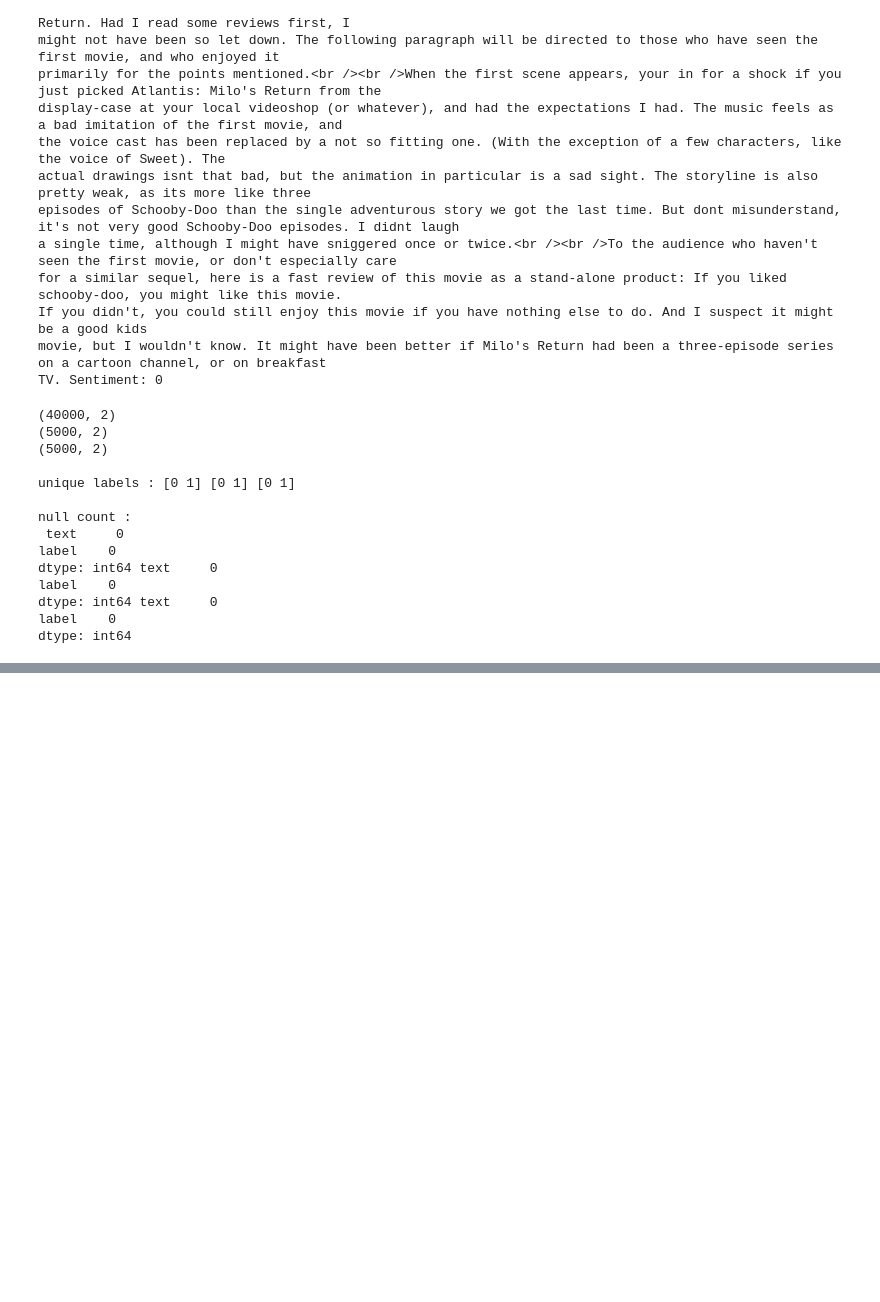
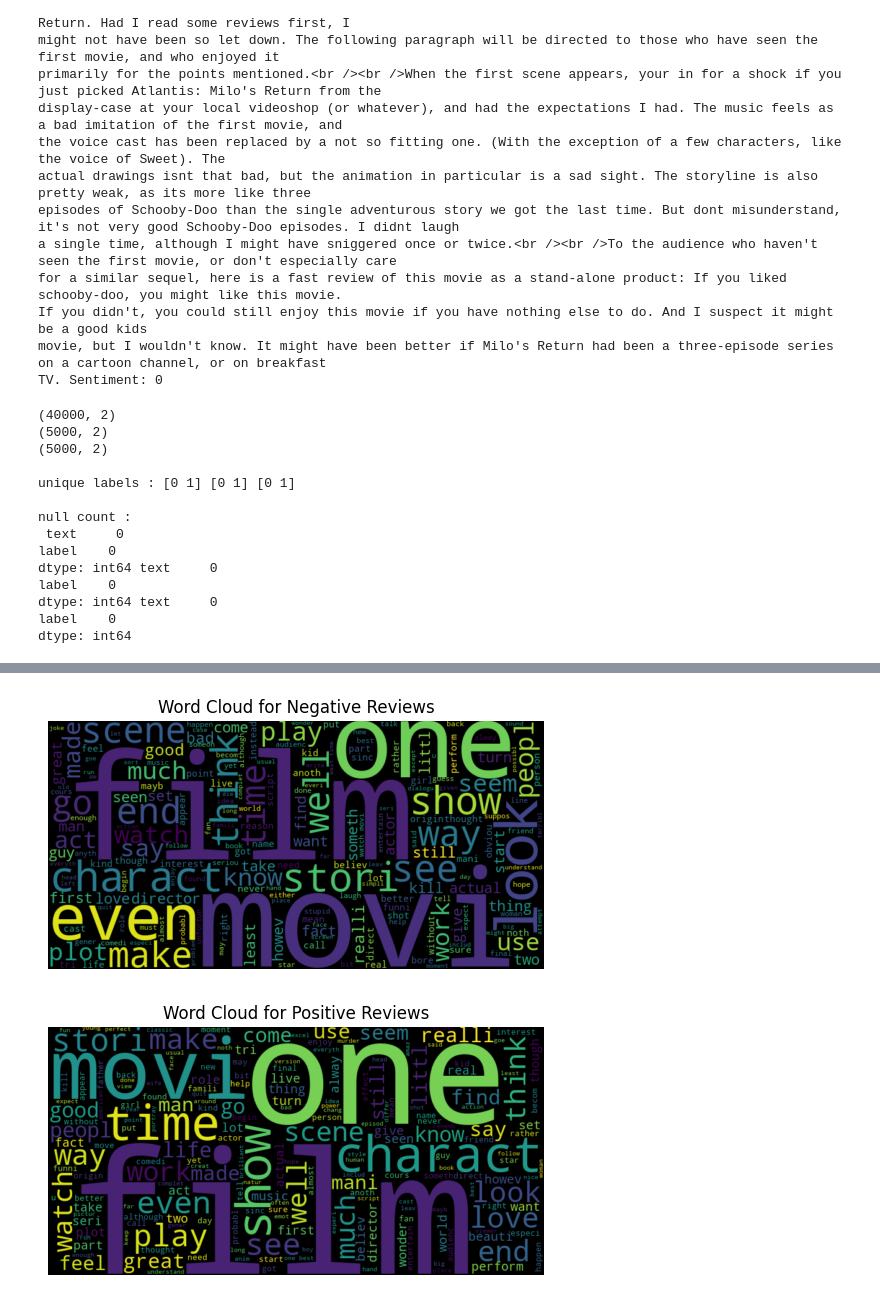
Before and after one commit to Mikolaj-MLP/NLP-Sentiment-IMDB-reviews, a Jupyter notebook: Sentiment_Analysis_Notebook.ipynb, the cells around one changed output, grey strips where cells are left out. Saved outputs shown, nothing was run; the diff lists cells and outputs as text; code cells hidden in the pictures; blank space fills up the shorter version.

```diff
--- a/Sentiment_Analysis_Notebook.ipynb
+++ b/Sentiment_Analysis_Notebook.ipynb
@@ -70,0 +161,14 @@ dtype: int64
+# %%
+for label in [0, 1]:
+    tokens = train_processed[train_processed['label'] == label]['processed_text']
+    flat = " ".join([token for row in tokens for token in row])
+    wordcloud = WordCloud(width=800, height=400).generate(flat)
+
+    plt.figure()
+    plt.imshow(wordcloud, interpolation='bilinear')
+    plt.axis('off')
+    plt.title(f"Word Cloud for {'Negative' if label==0 else 'Positive'} Reviews")
+    plt.show()
+# %% [output]
+[figure, added]
+[figure, added]
```
Also changed, not shown: parts of 26 cells of this notebook.
